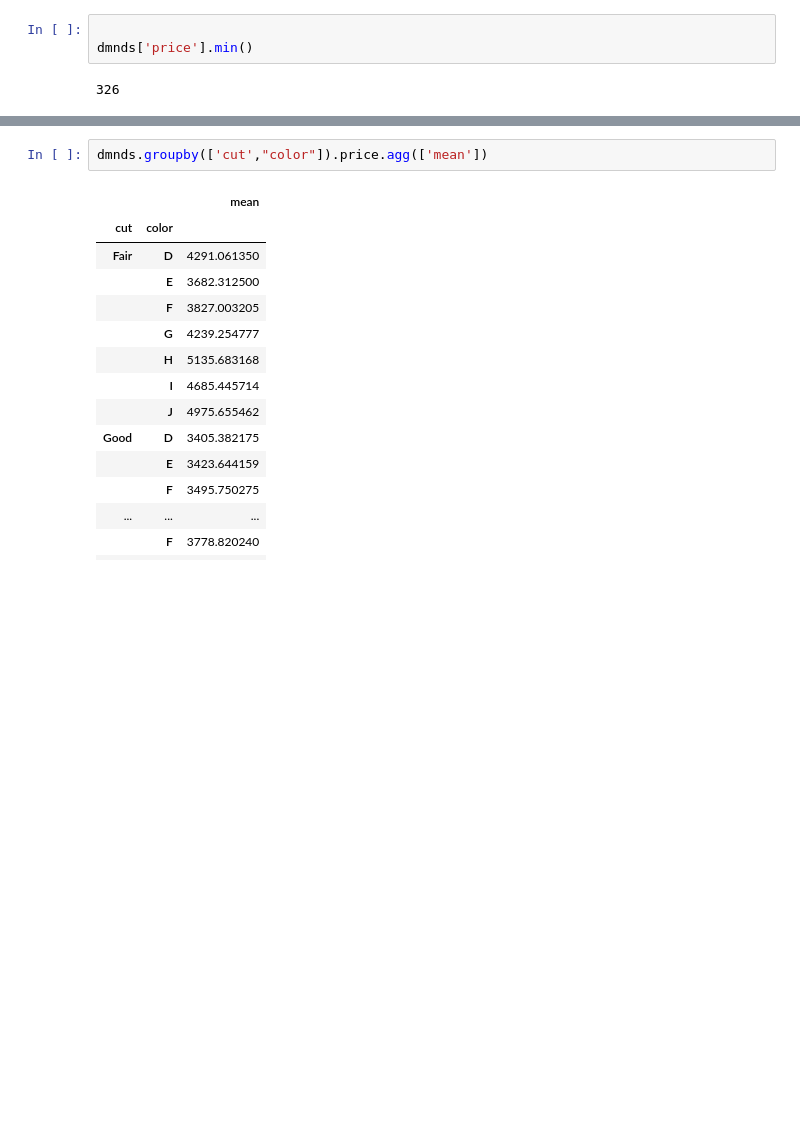
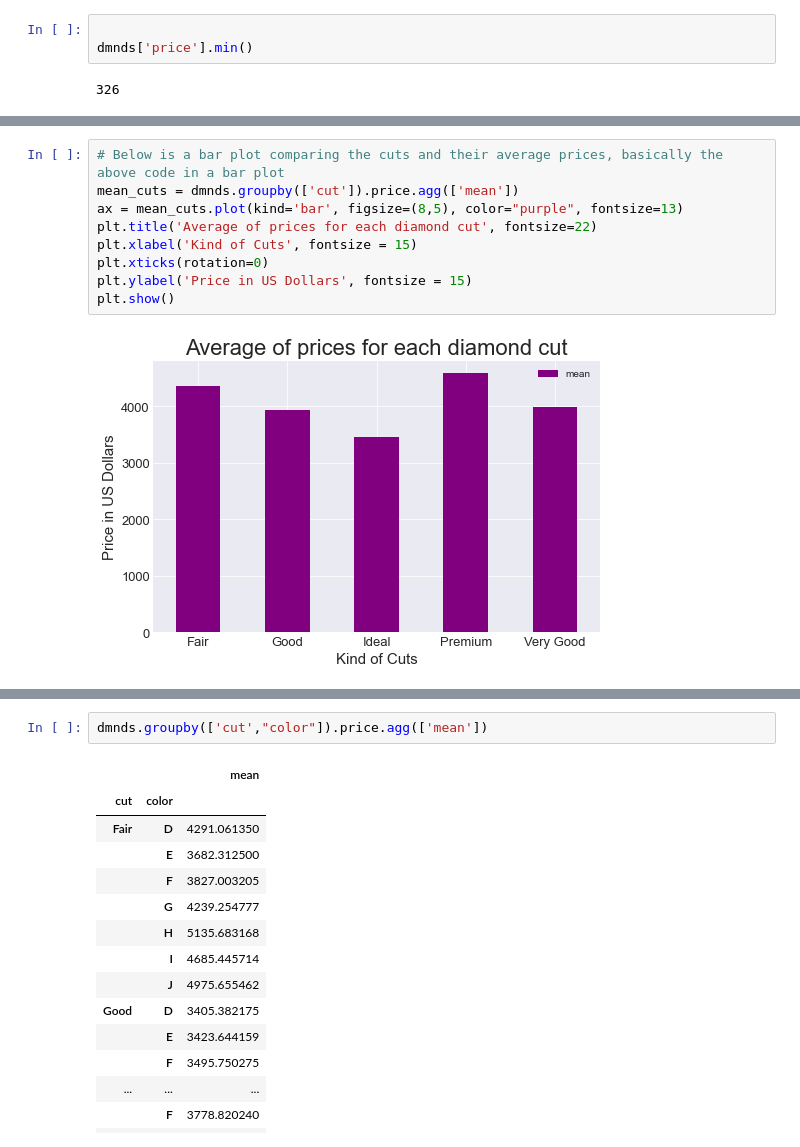
Before and after one commit to Aabusabaeen/diamonds_data, a Jupyter notebook: diamonds_script.ipynb, the cells around one changed output, grey strips where cells are left out. Drawn from its saved outputs; the diff is of its cells as text; blank space fills up the shorter version.

```diff
--- a/diamonds_script.ipynb
+++ b/diamonds_script.ipynb
@@ -134,0 +198,11 @@ dmnds['price'].max() - dmnds['price'].min()
+# %%
+# Below is a bar plot comparing the cuts and their average prices, basically the above code in a bar plot
+mean_cuts = dmnds.groupby(['cut']).price.agg(['mean'])
+ax = mean_cuts.plot(kind='bar', figsize=(8,5), color="purple", fontsize=13)
+plt.title('Average of prices for each diamond cut', fontsize=22)
+plt.xlabel('Kind of Cuts', fontsize = 15)
+plt.xticks(rotation=0)
+plt.ylabel('Price in US Dollars', fontsize = 15)
+plt.show()
+# %% [output]
+[figure, added]
```
Also changed, not shown: parts of 34 cells of this notebook, 1 other file.
